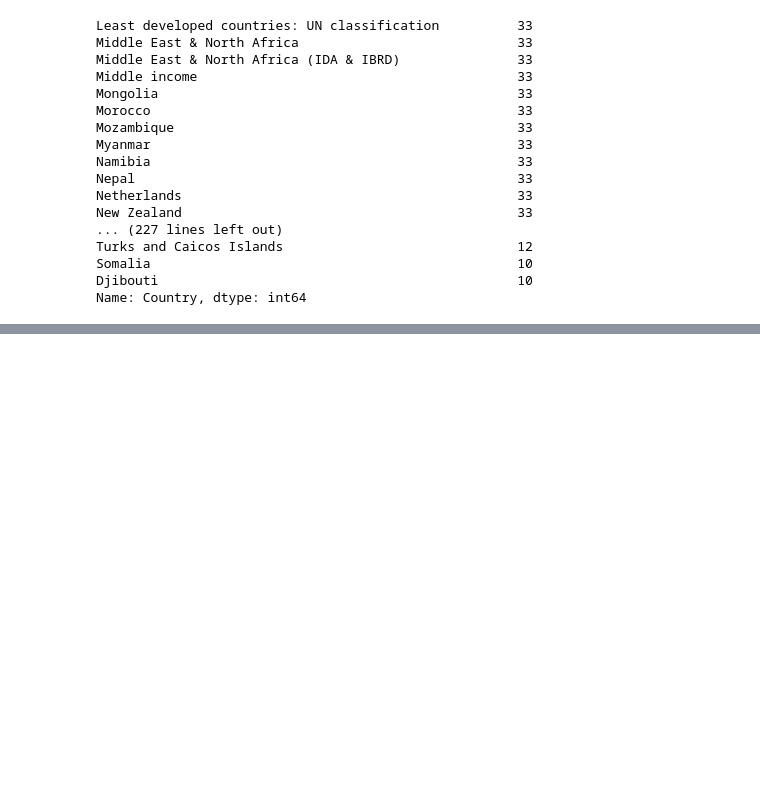
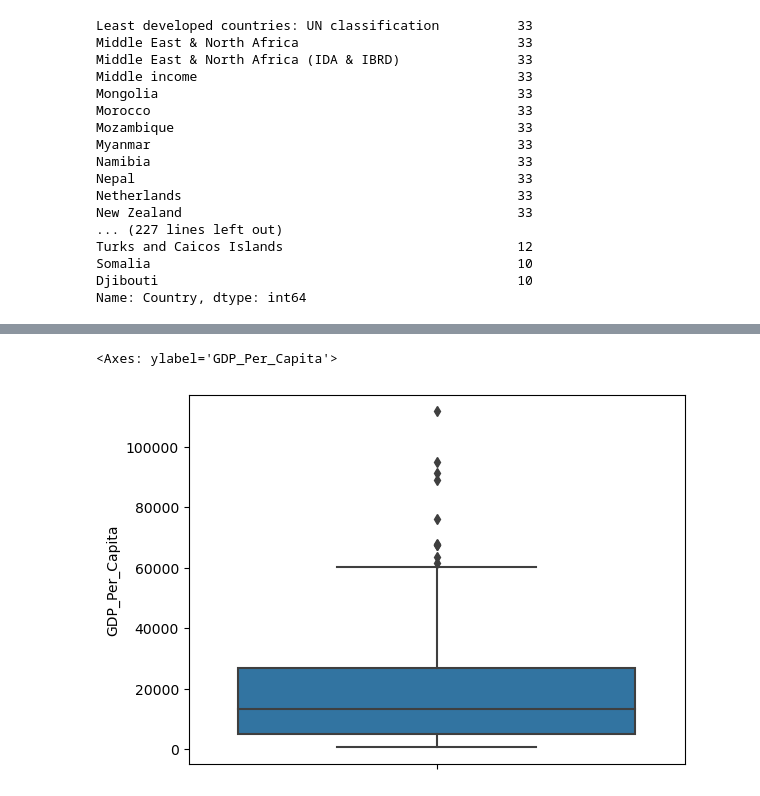
Before and after one commit to NSS-Data-Analytics-Cohort-10/gdp-and-internet-usage-WPoteet2003, a Jupyter notebook: notebooks/gdp-internet.ipynb, the cells around one changed output, grey strips where cells are left out. Saved outputs shown, nothing was run; the diff lists cells and outputs as text; code cells hidden in the pictures; blank space fills up the shorter version.

```diff
--- a/notebooks/gdp-internet.ipynb
+++ b/notebooks/gdp-internet.ipynb
@@ -121,0 +172,5 @@ Name: Country, dtype: int64
+# %%
+sns.boxplot(y=data["GDP_Per_Capita"])
+# %% [output]
+<Axes: ylabel='GDP_Per_Capita'>
+[figure, added]
```
Also changed, not shown: parts of 52 cells of this notebook.
